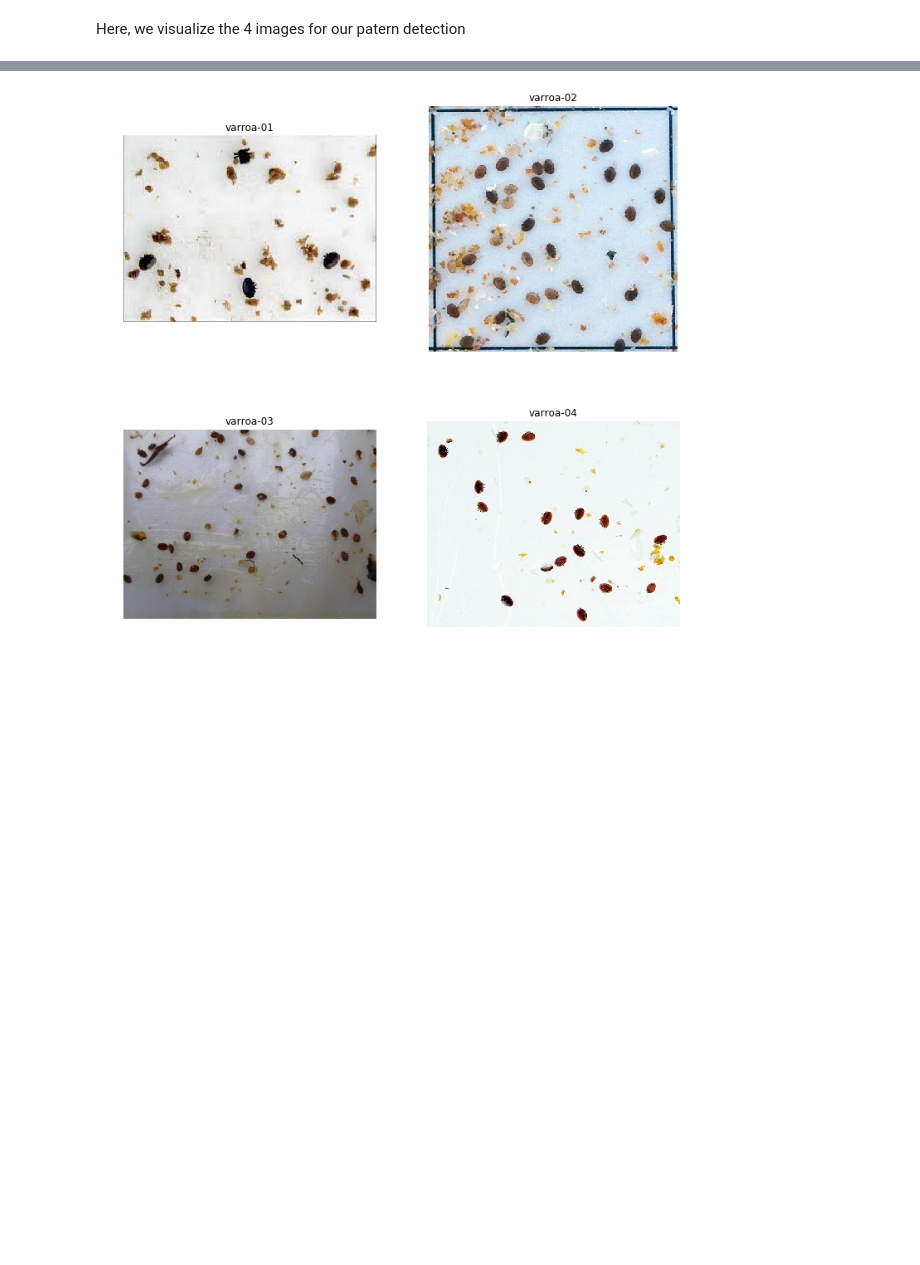
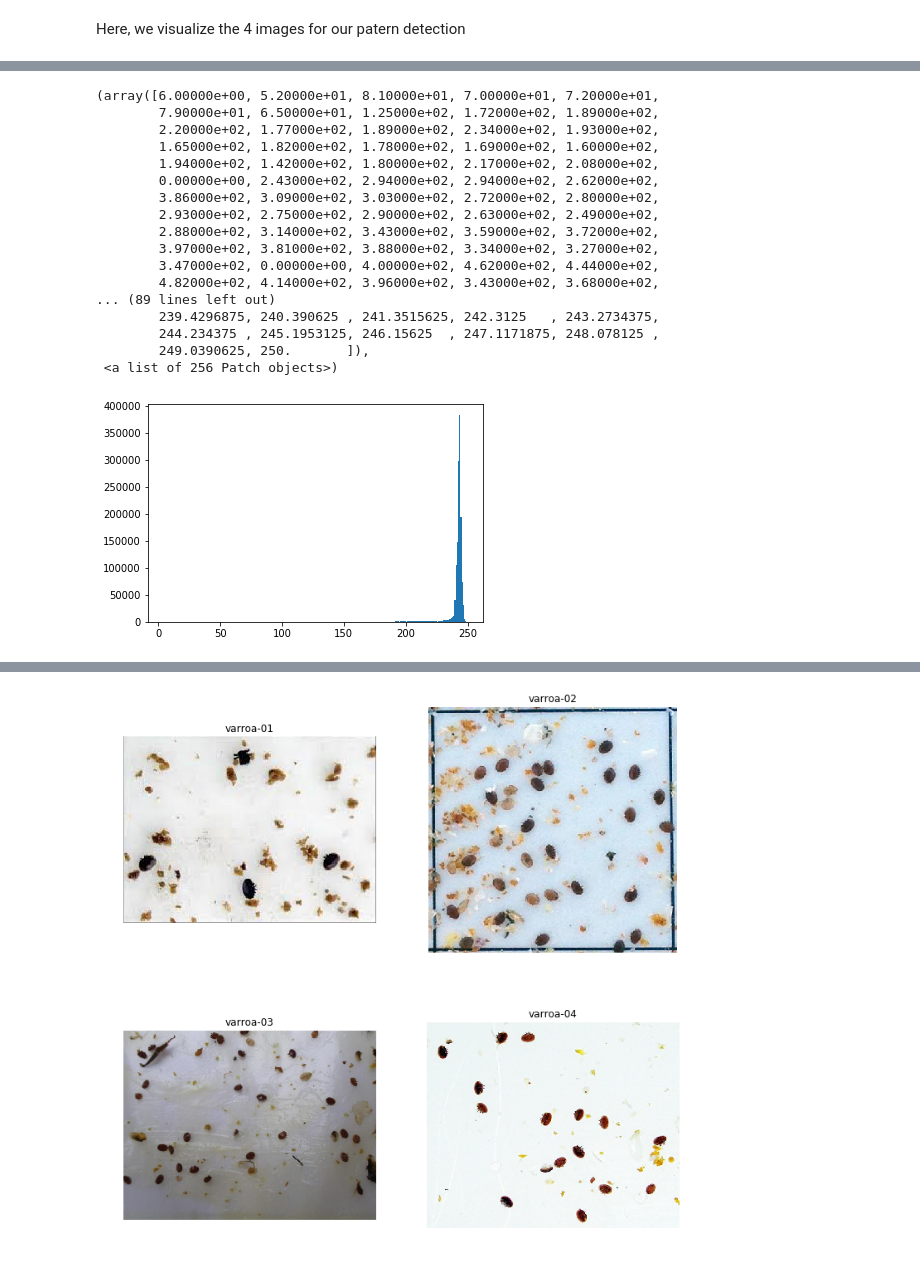
Before and after one commit to EGJ1996/Image-Processing, a Jupyter notebook: labs/lab_01_segmentation.ipynb, the cells around one changed output, grey strips where cells are left out. Saved outputs shown, nothing was run; the diff lists cells and outputs as text; code cells hidden in the pictures; blank space fills up the shorter version.

```diff
--- a/labs/lab_01_segmentation.ipynb
+++ b/labs/lab_01_segmentation.ipynb
@@ -256,0 +300,21 @@ Here, we visualize the 4 images for our patern detection
+# %%
+plt.hist(gauss_test.ravel(),256)
+# %% [output]
+(array([6.00000e+00, 5.20000e+01, 8.10000e+01, 7.00000e+01, 7.20000e+01,
+        7.90000e+01, 6.50000e+01, 1.25000e+02, 1.72000e+02, 1.89000e+02,
+        2.20000e+02, 1.77000e+02, 1.89000e+02, 2.34000e+02, 1.93000e+02,
+        1.65000e+02, 1.82000e+02, 1.78000e+02, 1.69000e+02, 1.60000e+02,
+        1.94000e+02, 1.42000e+02, 1.80000e+02, 2.17000e+02, 2.08000e+02,
+        0.00000e+00, 2.43000e+02, 2.94000e+02, 2.94000e+02, 2.62000e+02,
+        3.86000e+02, 3.09000e+02, 3.03000e+02, 2.72000e+02, 2.80000e+02,
+        2.93000e+02, 2.75000e+02, 2.90000e+02, 2.63000e+02, 2.49000e+02,
+        2.88000e+02, 3.14000e+02, 3.43000e+02, 3.59000e+02, 3.72000e+02,
+        3.97000e+02, 3.81000e+02, 3.88000e+02, 3.34000e+02, 3.27000e+02,
+        3.47000e+02, 0.00000e+00, 4.00000e+02, 4.62000e+02, 4.44000e+02,
+        4.82000e+02, 4.14000e+02, 3.96000e+02, 3.43000e+02, 3.68000e+02,
+... (89 lines left out)
+        239.4296875, 240.390625 , 241.3515625, 242.3125   , 243.2734375,
+        244.234375 , 245.1953125, 246.15625  , 247.1171875, 248.078125 ,
+        249.0390625, 250.       ]),
+ <a list of 256 Patch objects>)
+[figure, added]
```
Also changed, not shown: parts of 15 cells of this notebook.
